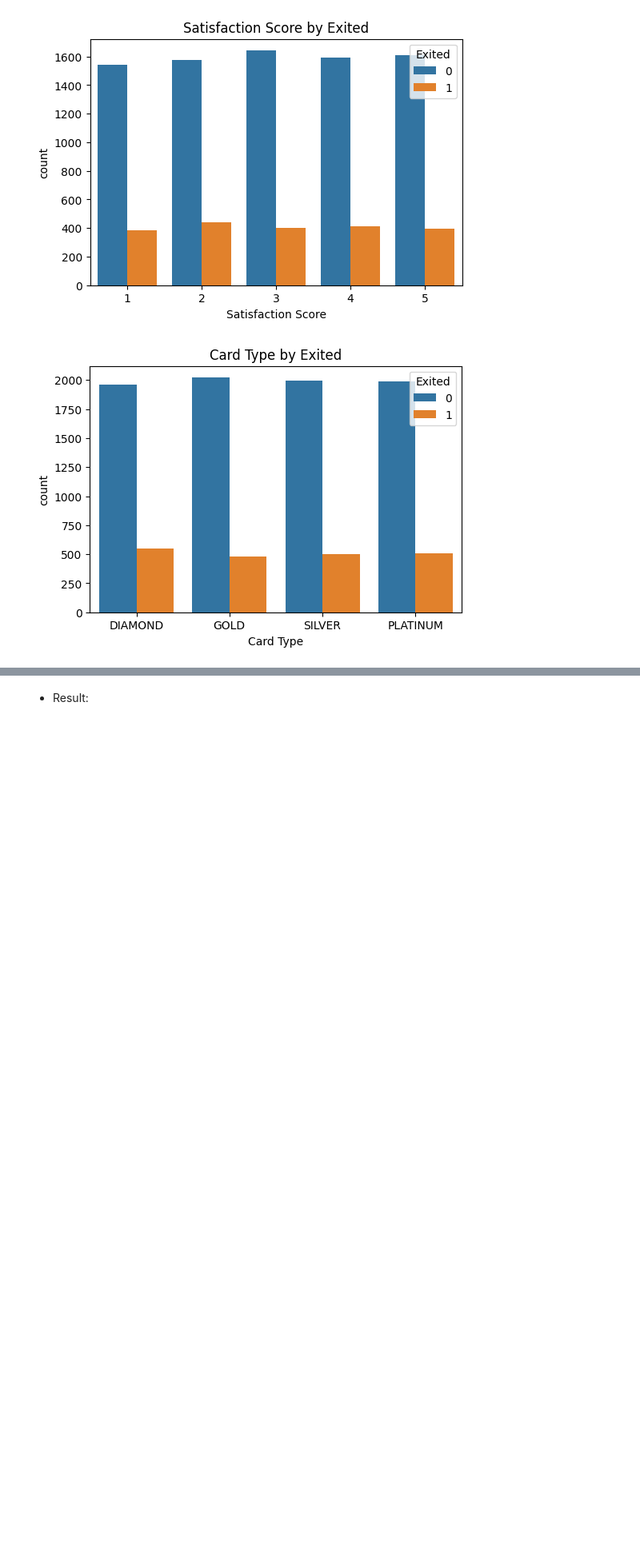
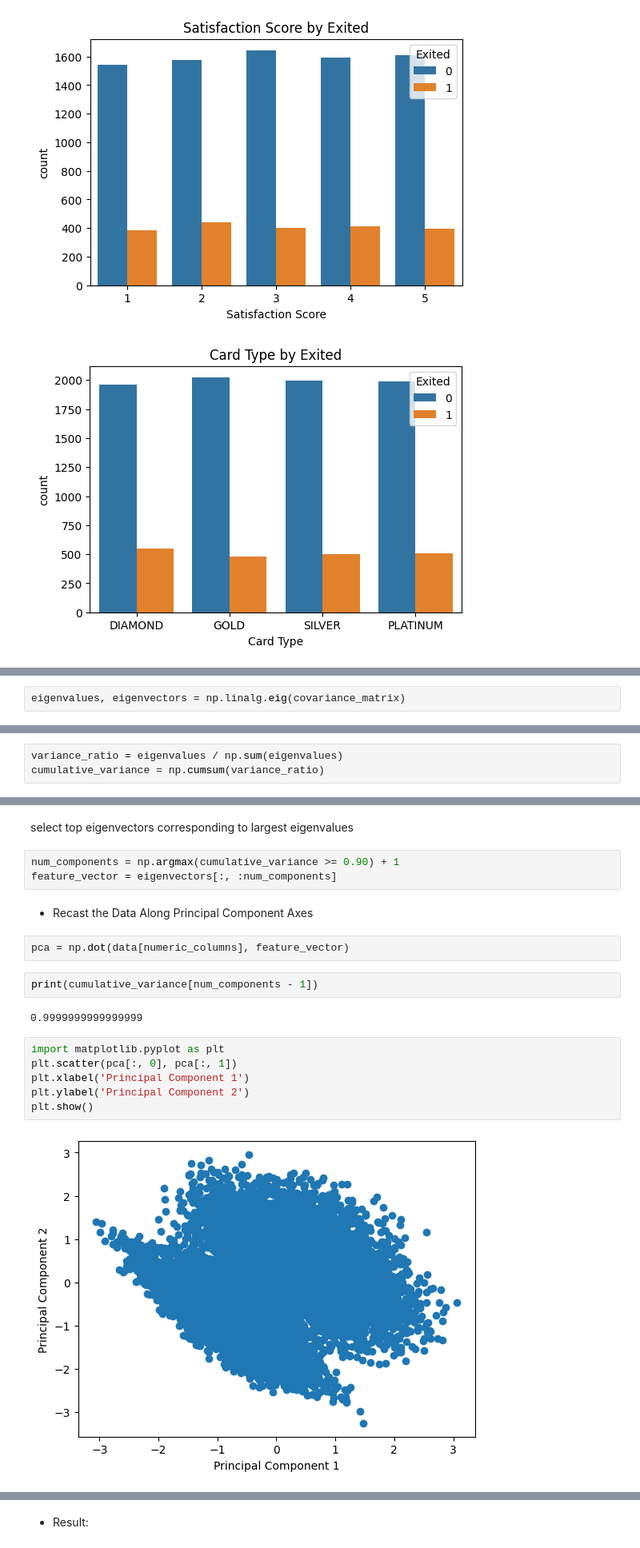
Before and after one commit to MateoPerezSuarez/Bank-Churn-Project, a Jupyter notebook: EDA_process.ipynb, the cells around one changed output, grey strips where cells are left out. Shown: that part at 80% size. Drawn from its saved outputs; the diff is of its cells as text; blank space fills up the shorter version.

```diff
--- a/EDA_process.ipynb
+++ b/EDA_process.ipynb
@@ -449,0 +440,2 @@ plt.show()
+# %%
+eigenvalues, eigenvectors = np.linalg.eig(covariance_matrix)
@@ -449,0 +448,3 @@ plt.show()
+# %%
+variance_ratio = eigenvalues / np.sum(eigenvalues)
+cumulative_variance = np.cumsum(variance_ratio)
@@ -449,0 +455,21 @@ plt.show()
+# %% [markdown]
+select top eigenvectors corresponding to largest eigenvalues
+# %%
+num_components = np.argmax(cumulative_variance >= 0.90) + 1
+feature_vector = eigenvectors[:, :num_components]
+# %% [markdown]
+- Recast the Data Along Principal Component Axes
+# %%
+pca = np.dot(data[numeric_columns], feature_vector)
+# %%
+print(cumulative_variance[num_components - 1])
+# %% [output]
+0.9999999999999999
+# %%
+import matplotlib.pyplot as plt
+plt.scatter(pca[:, 0], pca[:, 1])
+plt.xlabel('Principal Component 1')
+plt.ylabel('Principal Component 2')
+plt.show()
+# %% [output]
+[figure, added]
```
Also changed, not shown: parts of 15 cells of this notebook.
